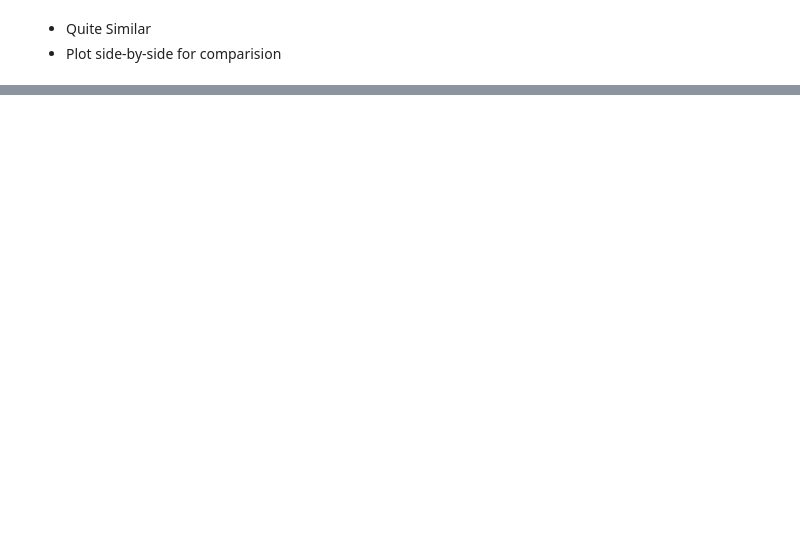
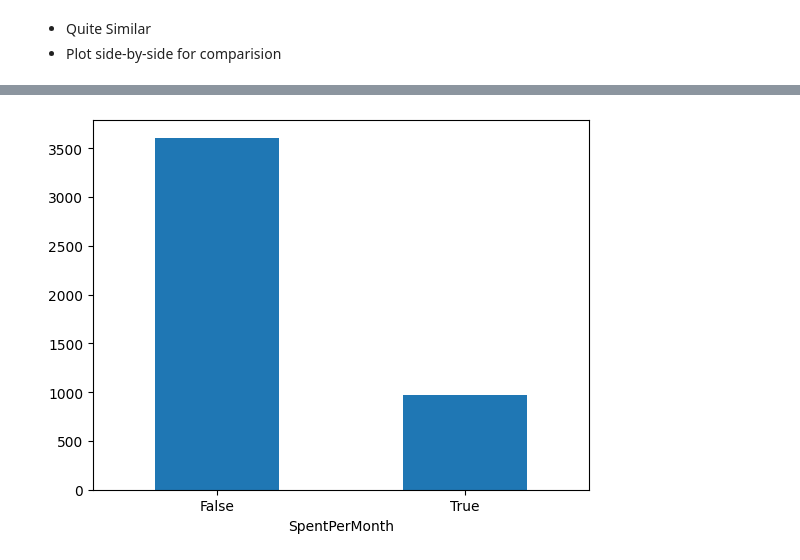
Before and after one commit to shree131/best-market-to-advertise-case_study, a Jupyter notebook: Best_Market_Analysis_Report.ipynb, the cells around one changed output, grey strips where cells are left out. Cells and saved outputs as stored; diff of their text form; code cells hidden in the pictures; blank space fills up the shorter version.

```diff
--- a/Best_Market_Analysis_Report.ipynb
+++ b/Best_Market_Analysis_Report.ipynb
@@ -502,0 +520,10 @@ plt.show();
+# %%
+# Calculate amount spent per month
+#learning_one_plus_month = survey_data.copy()[survey_data['MonthsProgramming'] != 0]
+
+learning_one_plus_month = survey_data.copy()
+learning_one_plus_month['MonthsProgramming'] = learning_one_plus_month['MonthsProgramming'].replace(0, 1)
+
+learning_one_plus_month['SpentPerMonth'] = round(learning_one_plus_month['MoneyForLearning'] / learning_one_plus_month['MonthsProgramming'])
+
+learning_one_plus_month['SpentPerMonth'].value_counts(dropna=False)
@@ -502,0 +544,8 @@ plt.show();
+# %%
+# Drop rows without any answers
+
+countries_bool = (learning_one_plus_month['CountryLive'] == 'India') | (learning_one_plus_month['CountryLive'] == 'United States of America') | (learning_one_plus_month['CountryLive'] == 'Canada') | (learning_one_plus_month['CountryLive'] == 'United Kingdom')
+
+learning_one_plus_month = learning_one_plus_month[learning_one_plus_month['SpentPerMonth'].notnull() & countries_bool]
+
+learning_one_plus_month['SpentPerMonth'].value_counts(dropna=False)
@@ -502,0 +566,6 @@ plt.show();
+# %%
+subs_willingness = (learning_one_plus_month['SpentPerMonth'] >= 59)
+
+subs_willingness.value_counts().plot.bar(rot=0);
+# %% [output]
+[figure, added]
```
Also changed, not shown: parts of 16 cells of this notebook.
